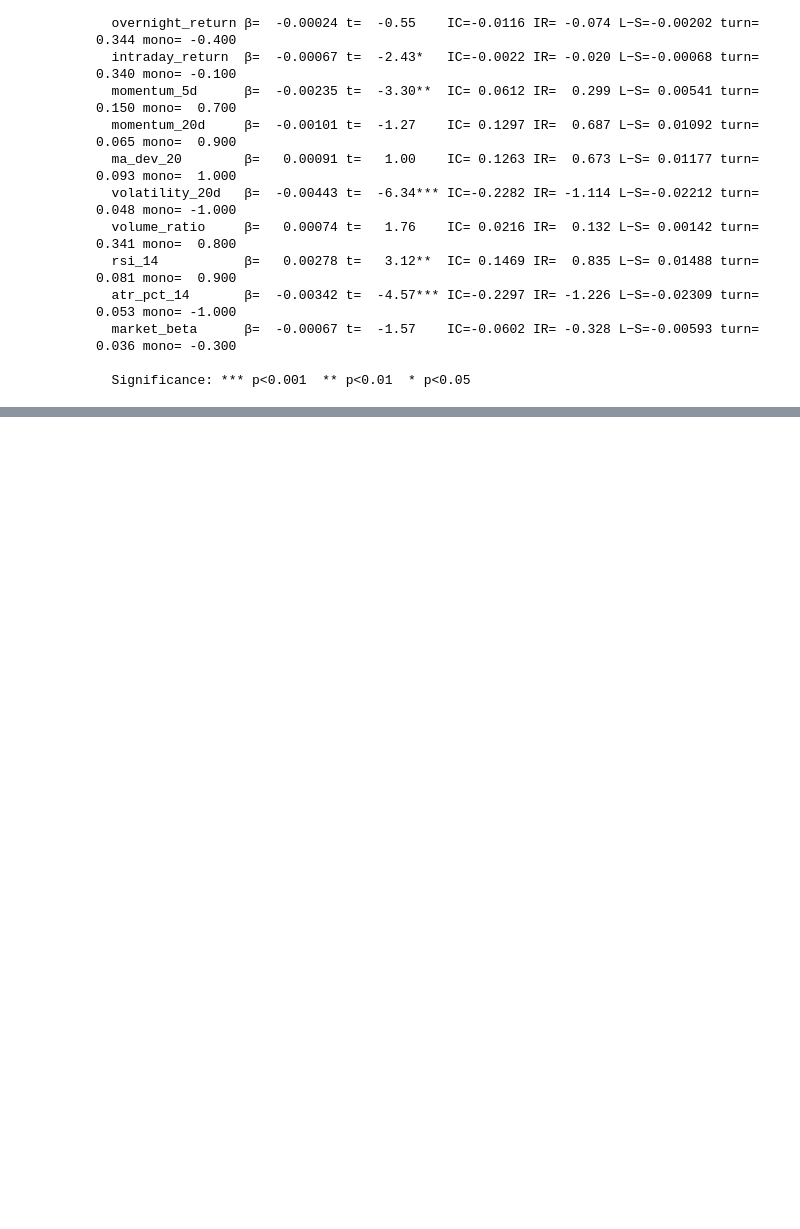
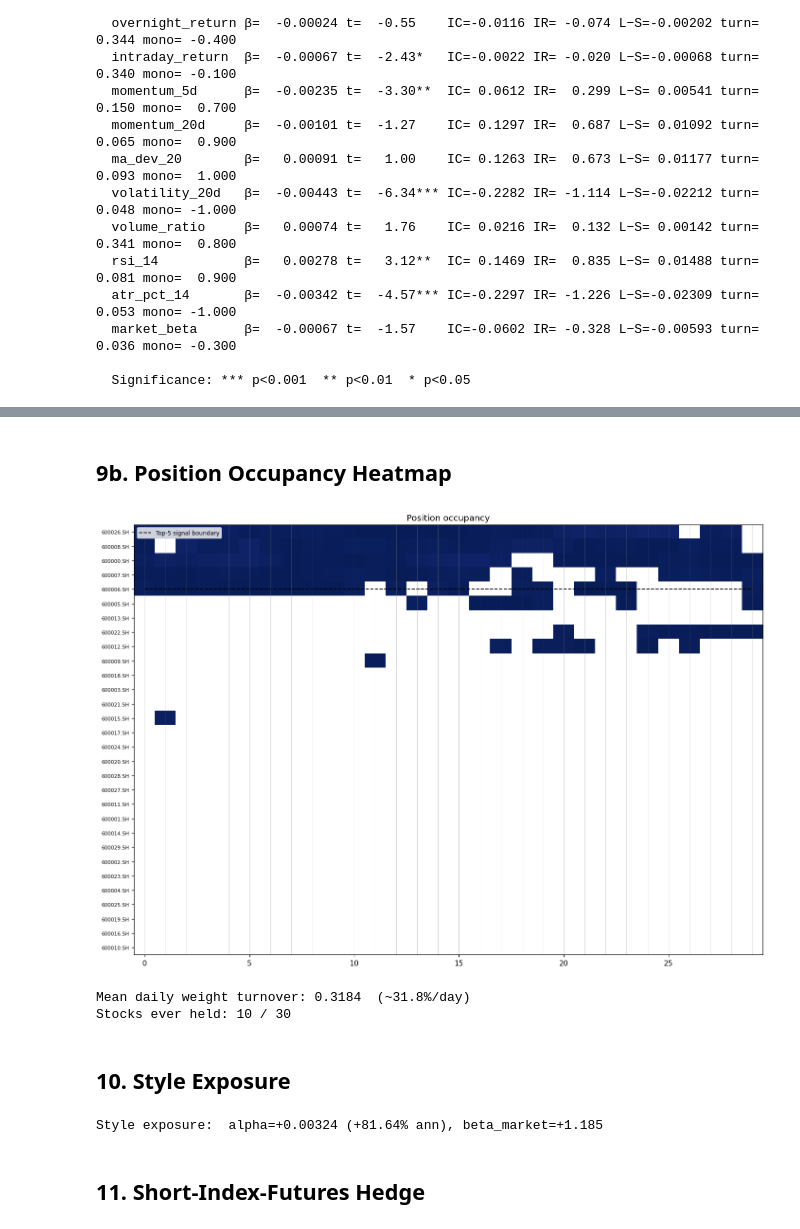
Before and after one commit to catketchup/alftrade, a Jupyter notebook: demo.ipynb, the cells around one changed output, grey strips where cells are left out. Cells and saved outputs as stored; diff of their text form; code cells hidden in the pictures; blank space fills up the shorter version.

```diff
--- a/demo.ipynb
+++ b/demo.ipynb
@@ -291,0 +219,8 @@ Collected 6450 pairs over 215 dates
+# %%
+engine_raw = TradingEngine(factors=factors_panel, raw_thresholds={
+    "momentum_5d": 0.02, "rsi_14": 0.30, "ma_dev_20": 0.02})
+out = engine_raw.on_cross_section(d, bars_panel[d])
+print(f"Date {d}: {len(out)} stocks have signals")
+for sym, sigs in list(out.items())[:4]:
+    for s in sigs:
+        print(f"  {s}")
@@ -590,0 +403,35 @@ Backtest:        30 days, 5 holdings
+# %% [markdown]
+## 9b. Position Occupancy Heatmap
+# %%
+weight_ordered = weight_matrix[:, order]
+masked = np.ma.masked_where(weight_ordered.T == 0, weight_ordered.T)
+cmap = plt.cm.YlGnBu.copy(); cmap.set_bad(color="white")
+fig, ax = plt.subplots(figsize=(13, 9))
+ax.imshow(masked, aspect="auto", cmap=cmap, vmin=0, vmax=max(weight_matrix.max(), 1e-6),
+          extent=[-0.5, len(held_out)-0.5, len(all_syms)-0.5, -0.5])
+ax.plot(range(len(held_out)), boundary_y, "k--", lw=1.2, label="Top-5 signal boundary")
+rebal = [t for t, d in enumerate(held_out) if any(tr.date == d for tr in pm.trades)]
+for t in rebal:
+    ax.axvline(t, color="gray", lw=0.4, alpha=0.5)
+ax.set_yticks(range(len(syms_ordered))); ax.set_yticklabels(syms_ordered, fontsize=7)
+ax.set_title("Position occupancy"); ax.legend(fontsize=8)
+plt.tight_layout(); plt.show()
+turnover = np.abs(np.diff(weight_matrix, axis=0)).sum(axis=1).mean()
+print(f"Mean daily weight turnover: {turnover:.4f}  (~{turnover*100:.1f}%/day)")
+print(f"Stocks ever held: {int((weight_matrix > 0).any(axis=0).sum())} / {len(all_syms)}")
+# %% [output]
+[figure, added]
+Mean daily weight turnover: 0.3184  (~31.8%/day)
+Stocks ever held: 10 / 30
+# %% [markdown]
+## 10. Style Exposure
+# %%
+mkt_return = np.array([panel_full[d][uni_full.symbols[0]].market_return for d in held_out[1:]])
+X = np.column_stack([np.ones_like(mkt_return), mkt_return])
+coeff = np.linalg.lstsq(X, portfolio_return, rcond=None)[0]
+print(f"Style exposure:  alpha={coeff[0]:+.5f} ({coeff[0]*252*100:+.2f}% ann), "
+      f"beta_market={coeff[1]:+.3f}")
+# %% [output]
+Style exposure:  alpha=+0.00324 (+81.64% ann), beta_market=+1.185
+# %% [markdown]
+## 11. Short-Index-Futures Hedge
```
Also changed, not shown: parts of 69 cells of this notebook, 10 other files.
